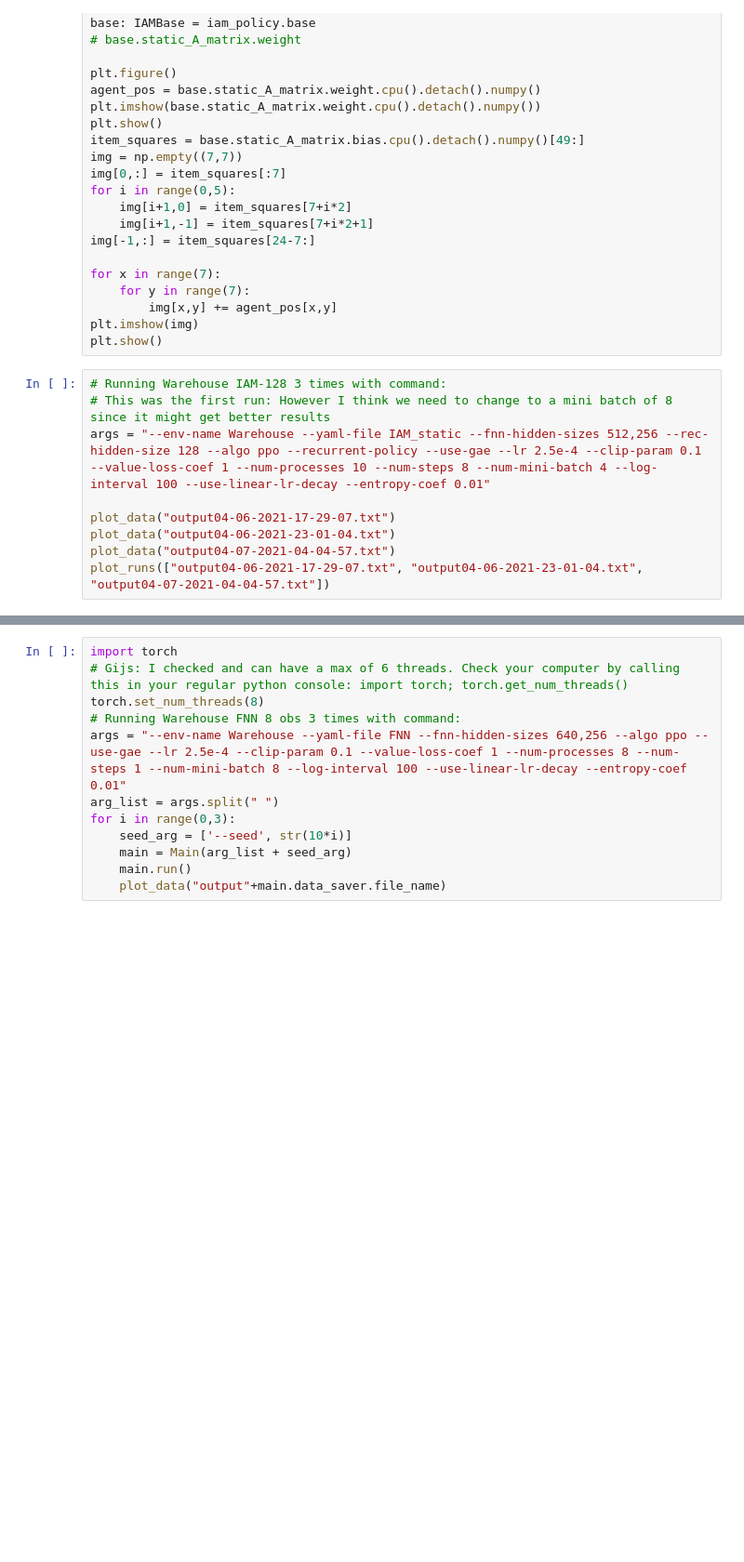
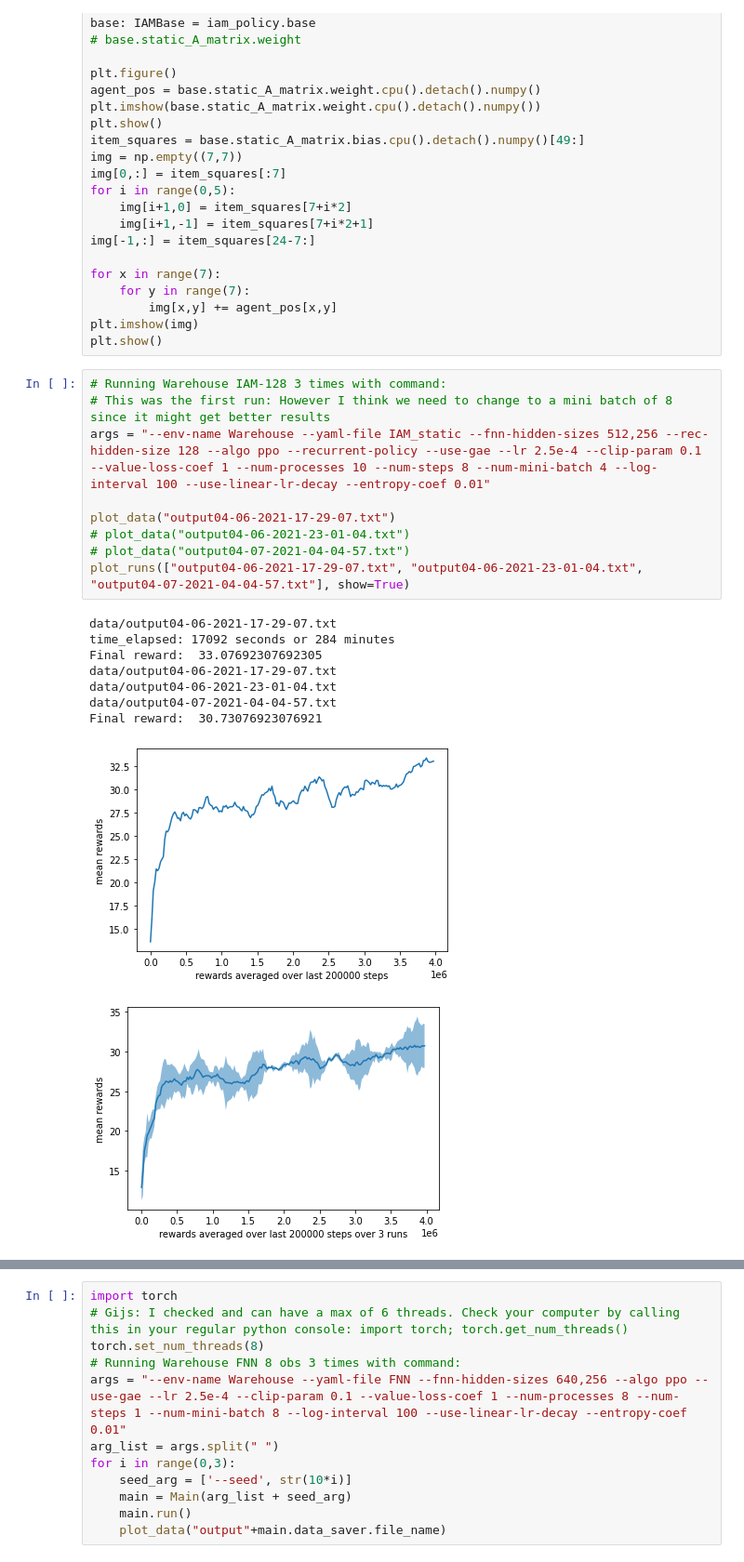
Before and after one commit to gijskoning/Reproducibility_project, a Jupyter notebook: experiments.ipynb, the cells around one changed output, grey strips where cells are left out. Shown: that part at 93% size. Drawn from its saved outputs; the diff is of its cells as text; blank space fills up the shorter version.

Commit message:
Add runs of models plus add some additional plots code.

```diff
--- a/experiments.ipynb
+++ b/experiments.ipynb
@@ -127,9 +128,19 @@ plt.show()
 # %%
 # Running Warehouse IAM-128 3 times with command:
 # This was the first run: However I think we need to change to a mini batch of 8 since it might get better results
 args = "--env-name Warehouse --yaml-file IAM_static --fnn-hidden-sizes 512,256 --rec-hidden-size 128 --algo ppo --recurrent-policy --use-gae --lr 2.5e-4 --clip-param 0.1 --value-loss-coef 1 --num-processes 10 --num-steps 8 --num-mini-batch 4 --log-interval 100 --use-linear-lr-decay --entropy-coef 0.01"
 
 plot_data("output04-06-2021-17-29-07.txt")
-plot_data("output04-06-2021-23-01-04.txt")
-plot_data("output04-07-2021-04-04-57.txt")
-plot_runs(["output04-06-2021-17-29-07.txt", "output04-06-2021-23-01-04.txt", "output04-07-2021-04-04-57.txt"])
+# plot_data("output04-06-2021-23-01-04.txt")
+# plot_data("output04-07-2021-04-04-57.txt")
+plot_runs(["output04-06-2021-17-29-07.txt", "output04-06-2021-23-01-04.txt", "output04-07-2021-04-04-57.txt"], show=True)
+# %% [output]
+data/output04-06-2021-17-29-07.txt
+time_elapsed: 17092 seconds or 284 minutes
+Final reward:  33.07692307692305
+data/output04-06-2021-17-29-07.txt
+data/output04-06-2021-23-01-04.txt
+data/output04-07-2021-04-04-57.txt
+Final reward:  30.73076923076921
+[figure, added]
+[figure, added]
```
Also changed, not shown: parts of 3 cells of this notebook, 4 other files.
